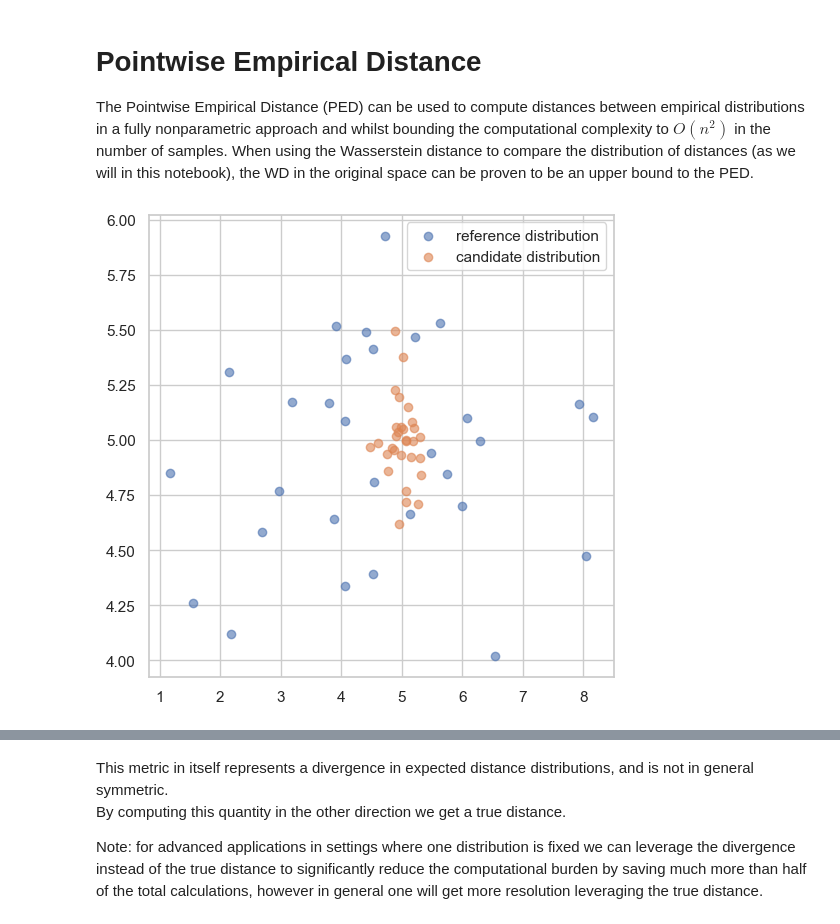
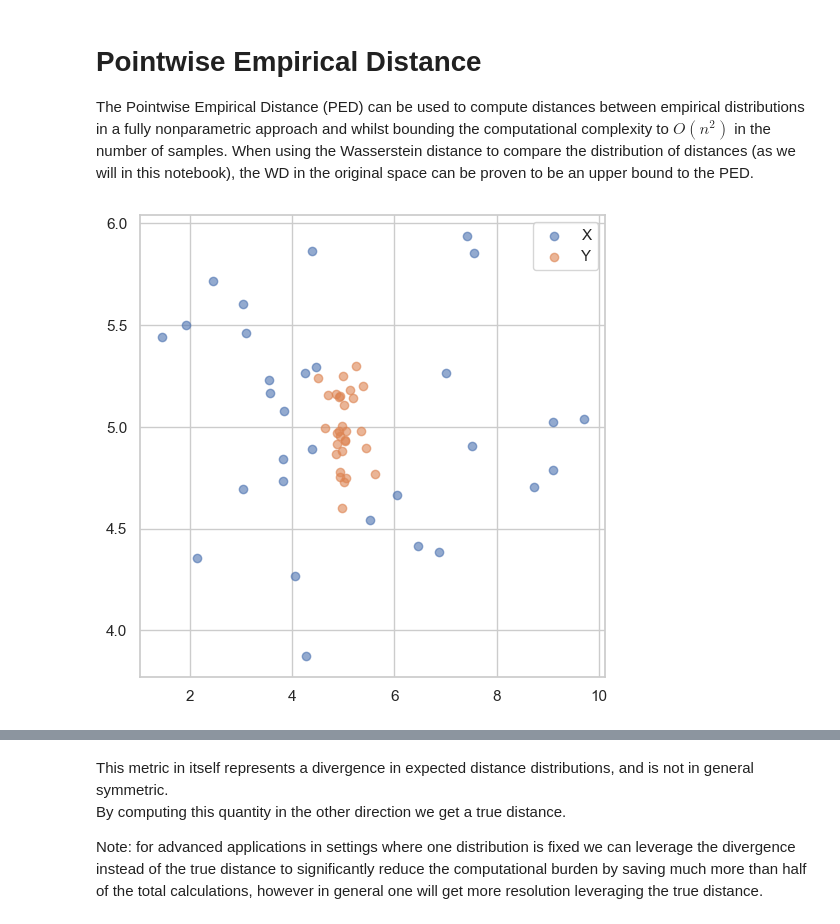
Before and after one commit to lazzaronico/cytobench, a Jupyter notebook: 1 understanding PED.ipynb, the cells around one changed output, grey strips where cells are left out. Cells and saved outputs as stored; diff of their text form; code cells hidden in the pictures.

```diff
--- a/1 understanding PED.ipynb
+++ b/1 understanding PED.ipynb
@@ -20,21 +17,21 @@ np.random.seed(42)
 
 The Pointwise Empirical Distance (PED) can be used to compute distances between empirical distributions in a fully nonparametric approach and whilst bounding the computational complexity to $O(n^2)$ in the number of samples. When using the Wasserstein distance to compare the distribution of distances (as we will in this notebook), the WD in the original space can be proven to be an upper bound to the PED.
 # %%
-# generate a reference and candidate distribution in 2D
+# generate two distributions in 2D
 n_points = 30
 
-reference_distribution = np.array([np.random.normal(5, 2, n_points), np.random.normal(5, .5, n_points)]).T
-evaluated_distribution = np.array([np.random.normal(5, .2, n_points), np.random.normal(5, .2, n_points)]).T
+X = np.array([np.random.normal(5, 2, n_points), np.random.normal(5, .5, n_points)]).T
+Y = np.array([np.random.normal(5, .2, n_points), np.random.normal(5, .2, n_points)]).T
 
 plt.figure(figsize=(figsize, figsize))
 
-plt.scatter(reference_distribution[:,0], reference_distribution[:,1], alpha=0.6, label='reference distribution')
-plt.scatter(evaluated_distribution[:,0], evaluated_distribution[:,1], alpha=0.6, label='candidate distribution')
+plt.scatter(X[:,0], X[:,1], alpha=0.6, label='X')
+plt.scatter(Y[:,0], Y[:,1], alpha=0.6, label='Y')
 
 plt.legend()
 plt.show()
 # %% [output]
-[figure, old version]
+[figure, new version]
 # %%
 # the PED leverages every point in the reference samples to evaluate the average distance between empirical distributions;
 # here we showcase how that looks like for a few of these points
```
Also changed, not shown: parts of 13 cells of this notebook, 5 other files.
